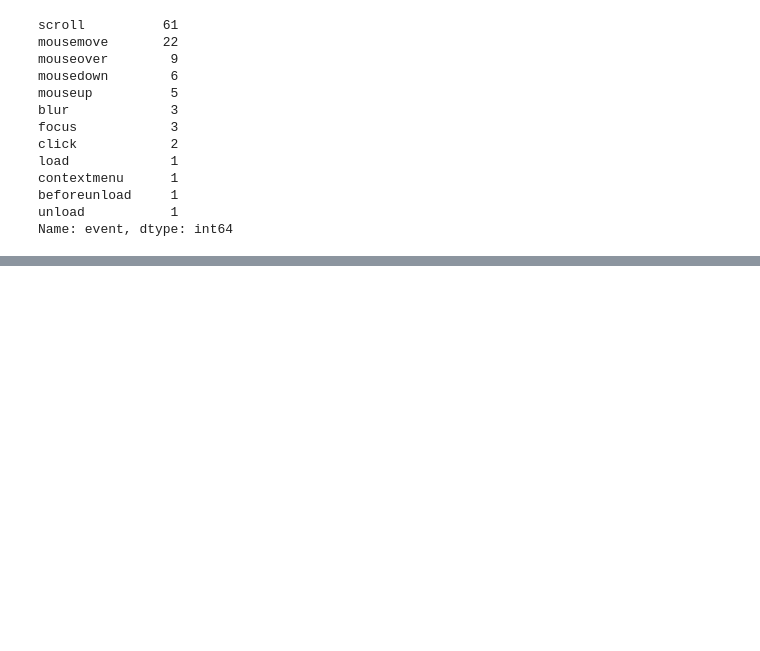
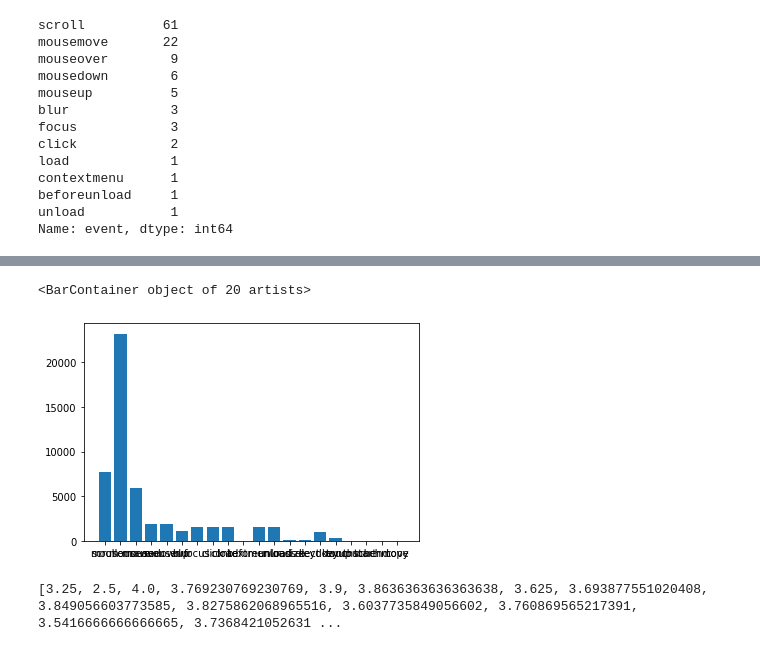
Before and after one commit to JulesDuteyrat/persuasiveness-data-collecting, a Jupyter notebook: python_data-mining_etc/notebooks/data_analysis.ipynb, the cells around one changed output, grey strips where cells are left out. Saved outputs shown, nothing was run; the diff lists cells and outputs as text; code cells hidden in the pictures; blank space fills up the shorter version.

```diff
--- a/python_data-mining_etc/notebooks/data_analysis.ipynb
+++ b/python_data-mining_etc/notebooks/data_analysis.ipynb
@@ -64,8 +64,8 @@ beforeunload     1
 unload           1
 Name: event, dtype: int64
 # %%
-# sum_event_counts = pd.Series([])
-for i in range(len(dfs)):
-    sum_event_counts = sum_event_counts + dfs[i][1]['event'].value_counts()
-print(sum_event_counts)
+cleandf = []
+for row in range(len(dfs)):
+    cleandf.append([dfs[row][0][2],dfs[row][1]['event'].value_counts()])
+print(cleandf)
 # %% [output]
@@ -88,0 +89,8 @@ dtype: float64
+# %%
+counting = pd.Series()
+for row in range(len(cleandf)) :
+    for column in cleandf[row][1].keys() :
+        if counting.get(column) is None :
+            counting[column] = 0
+        counting[column] += cleandf[row][1][column]
+print(counting)
@@ -88,0 +115,33 @@ dtype: float64
+# %%
+plt.bar(counting.keys(), counting)
+# %% [output]
+<BarContainer object of 20 artists>
+[figure, added]
+# %%
+ratio = []
+ratioy = []
+tmp = []
+
+def sum (array) :
+    tmp = 0
+    for num in array :
+        tmp += num
+    return tmp
+
+for row in range(len(cleandf)) :
+    index =  cleandf[row][1].sum()
+    if index not in tmp :
+        ratio.append([ index,[cleandf[row][0]]])
+        tmp.append(index)
+    else :
+        ratio[tmp.index(index)][1].append(cleandf[row][0])
+
+ratio.sort()
+tmp.sort()
+for row in range(len(ratio)) :
+    ratioy.append(sum(ratio[row][1])/len(ratio[row][1]))
+
+
+print(ratioy)
+# %% [output]
+[3.25, 2.5, 4.0, 3.769230769230769, 3.9, 3.8636363636363638, 3.625, 3.693877551020408, 3.849056603773585, 3.8275862068965516, 3.6037735849056602, 3.760869565217391, 3.5416666666666665, 3.7368421052631 ...
```
Also changed, not shown: parts of 8 cells of this notebook.
